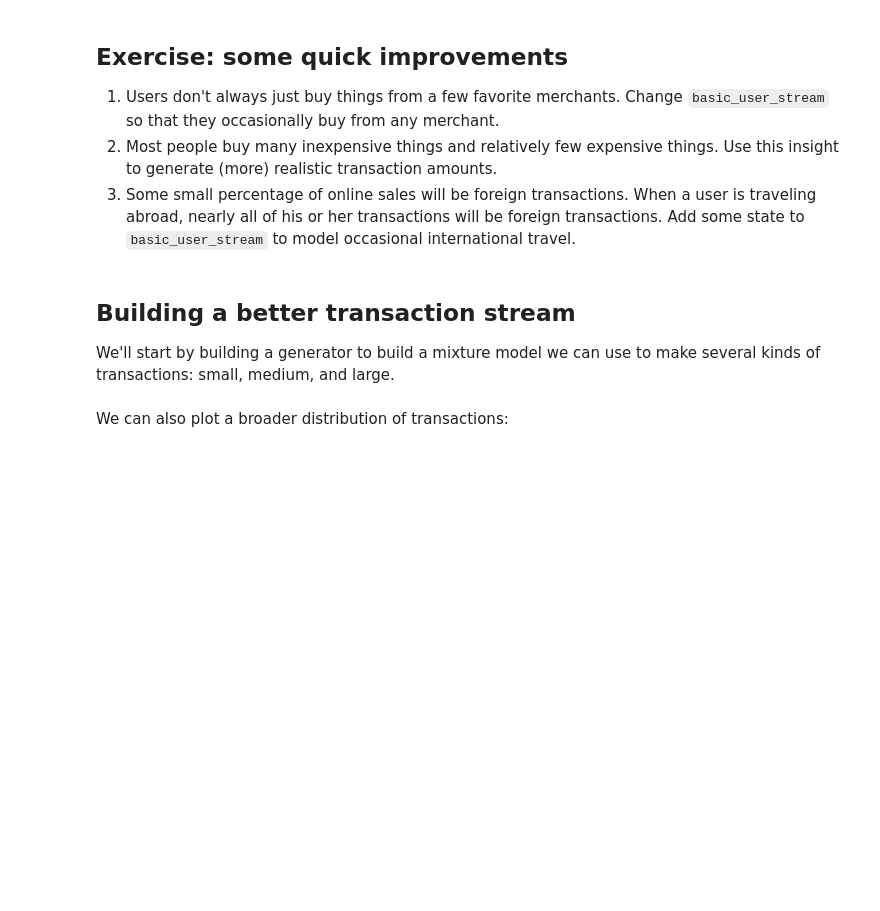
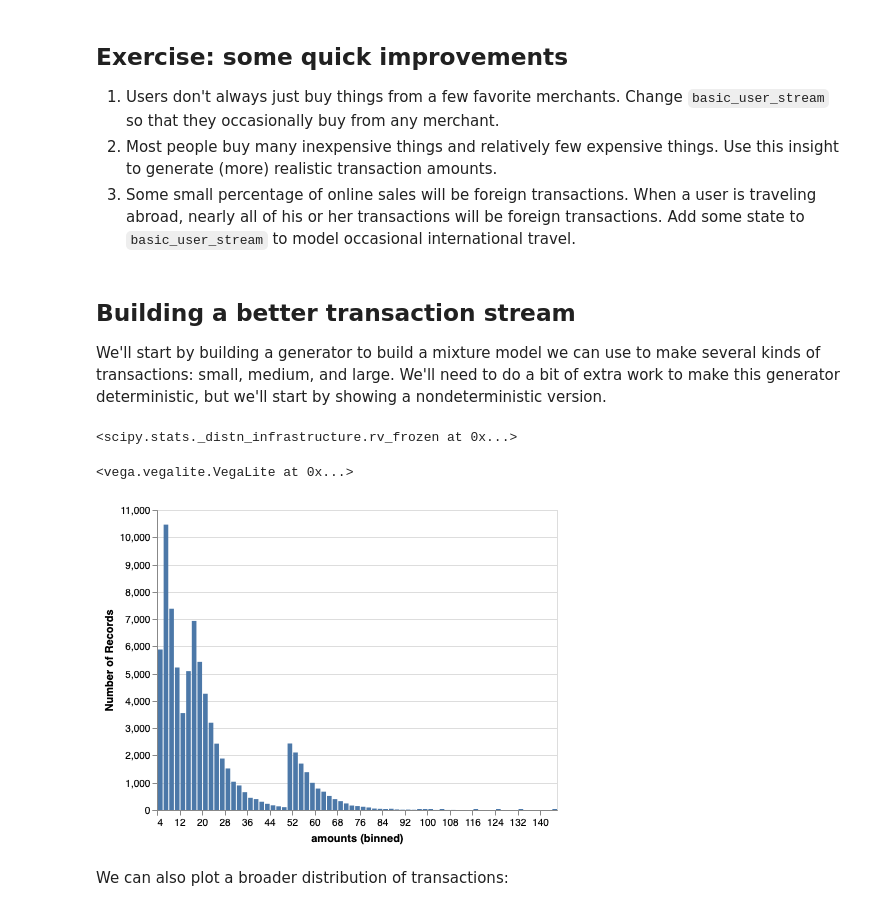
Before and after one commit to willb/fraud-notebooks, a Jupyter notebook: 00-generator.ipynb, the cells around one changed output. Saved outputs shown, nothing was run; the diff lists cells and outputs as text; code cells hidden in the pictures; blank space fills up the shorter version.

```diff
--- a/00-generator.ipynb
+++ b/00-generator.ipynb
@@ -103,27 +145,16 @@ common_merchants = np.random.choice(MERCHANT_COUNT,
                                     replace=True)
 
 def basic_user_stream(user_id, mu, seed=None):
-    if seed is None:
-        seedgen = np.random.RandomState(user_id)
-        seeds = seedgen.randint(1 << 31, size=2)
-    elif type(seed) == int or type(seed) == np.int64 :
-        seedgen = np.random.RandomState(seed)
-        seeds = seedgen.randint(1 << 31, size=2)
 
-    merchantprng = np.random.RandomState(seeds[0])
-    xactstate = np.random.RandomState(seeds[1])
-    poisson = stats.poisson(mu)
-    poisson.random_state = xactstate
-
-    favorite_merchants = merchantprng.choice(common_merchants,
+    favorite_merchants = np.random.choice(common_merchants,
                                          size=len(common_merchants) // 5)
     while True:
         amount = 100.00
         entry = "chip_and_pin"
         foreign = False
 
-        merchant_id, = merchantprng.choice(favorite_merchants, size=1)
-        offset = poisson.rvs()
+        merchant_id, = np.random.choice(favorite_merchants, size=1)
+        offset = stats.poisson.rvs(mu)
         result = {
             "user_id": user_id,
             "amount": amount,
@@ -146,9 +198,14 @@ for i in range(20):
 # %% [markdown]
 ## Building a better transaction stream
 
-We'll start by building a generator to build a mixture model we can use to make several kinds of transactions:  small, medium, and large.
+We'll start by building a generator to build a mixture model we can use to make several kinds of transactions:  small, medium, and large.  We'll need to do a bit of extra work to make this generator deterministic, but we'll start by showing a nondeterministic version.
+# %%
+g = stats.gamma(a=1.1, scale=min(5, 750), loc=5)
+g
+# %% [output]
+<scipy.stats._distn_infrastructure.rv_frozen at 0x...>
 # %%
-def transaction_amounts(means, percentages, distribution=None):
+def nd_transaction_amounts(means, percentages, distribution=None):
     size = 256
 
     if distribution is None:
@@ -162,19 +219,22 @@ def transaction_amounts(means, percentages, distribution=None):
 # %%
 import pandas as pd
 
 import altair as alt
 alt.renderers.enable('notebook')
 alt.data_transformers.enable('json')
 
-amt = transaction_amounts([5, 15, 50], [0.5, 0.35, 0.15])
+amt = nd_transaction_amounts([5, 15, 50], [0.5, 0.35, 0.15])
 amounts = [next(amt) for i in range(80000)]
 
 source = pd.DataFrame({"amounts": amounts})
 
 alt.Chart(source).mark_bar().encode(
     alt.X("amounts", bin=alt.Bin(maxbins=100)),
     y='count()'
 )
+# %% [output]
+<vega.vegalite.VegaLite at 0x...>
+[figure, added]
 # %% [markdown]
 We can also plot a broader distribution of transactions:
 # %%
```
Also changed, not shown: parts of 23 cells of this notebook.
